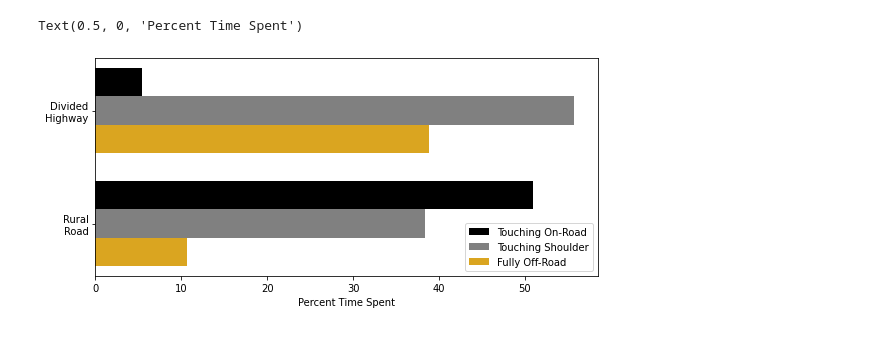
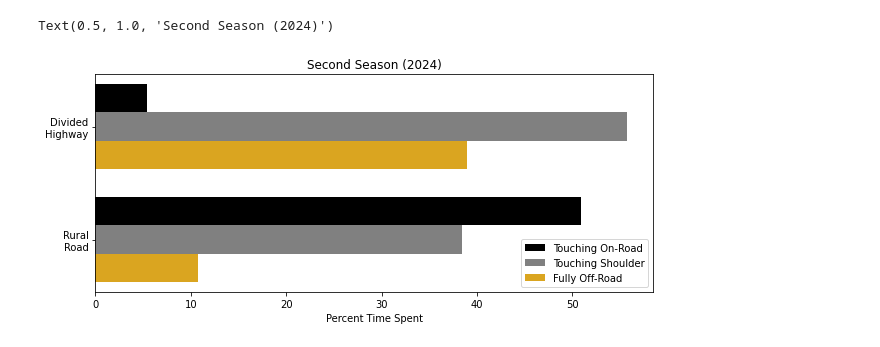
Before and after one commit to tjwieg/MS_thesis, a Jupyter notebook: plots/mower_data.ipynb, the cells around one changed output. Cells and saved outputs as stored; diff of their text form; code cells hidden in the pictures.

```diff
--- a/plots/mower_data.ipynb
+++ b/plots/mower_data.ipynb
@@ -30,34 +31,35 @@ fig.set_size_inches(8,3)
 # %%
 # Data from 2024-12-05 slides
 data = {
     # Category: [rural, highway]
     "Touching On-Road": [50.9, 5.4],
     "Touching Shoulder": [38.4, 55.7],
     "Fully Off-Road": [100-(50.9+38.4), 100-(5.4+55.7)]
 }
 x = {
     "Touching On-Road":  x3,
     "Touching Shoulder": x2,
     "Fully Off-Road":    x1
 }
 color = {
     "Touching On-Road":  "black",
     "Touching Shoulder": "grey",
     "Fully Off-Road":    "goldenrod"
 }
 
 # Plot bars
-plt.figure(figsize=(9,4))
+plt.figure(figsize=(10,4))
 for cat in data:
     plt.barh(x[cat], data[cat], bar_width, label=cat, color=color[cat])
 
 # Labels
 plt.legend()
 plt.yticks(ticks=x2, labels=["Rural\nRoad", "Divided\nHighway"])
 plt.xlabel("Percent Time Spent")
+plt.title("Second Season (2024)")
 # %% [output]
-Text(0.5, 0, 'Percent Time Spent')
+Text(0.5, 1.0, 'Second Season (2024)')
-[figure, old version]
+[figure, new version]
 # %%
 # More data from Nathan, reformatted more betterer
 hw_obstacles = {
```
Also changed, not shown: parts of 6 cells of this notebook, 12 other files.
